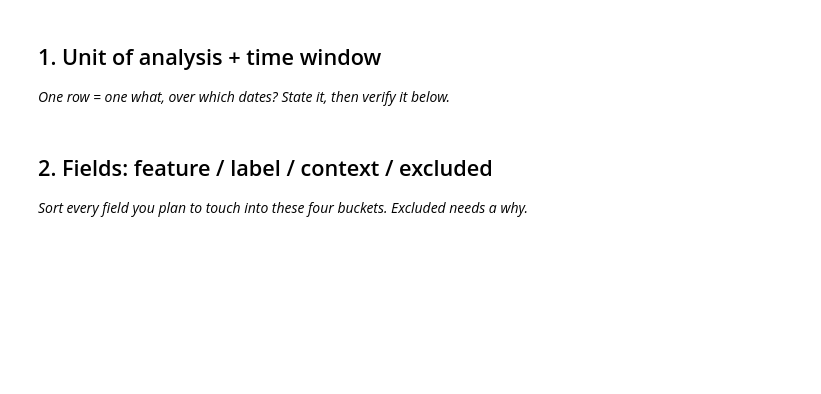
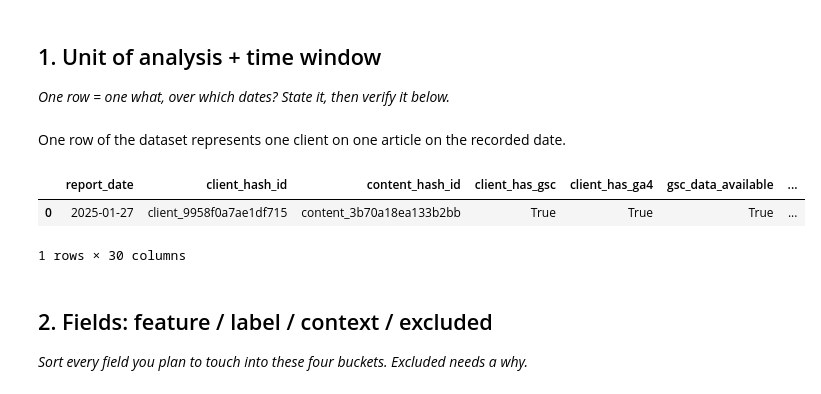
Before and after one commit to tracy030115/flyrank-ml, a Jupyter notebook: work/notebooks/w03_data_contract.ipynb, the cells around one changed output. Drawn from its saved outputs; the diff is of its cells as text; code cells hidden in the pictures; blank space fills up the shorter version.

Commit message:
Completed week 3 notebook

```diff
--- a/work/notebooks/w03_data_contract.ipynb
+++ b/work/notebooks/w03_data_contract.ipynb
@@ -10,9 +10,24 @@ This skeleton is yours to fill. Work the sections **in order** — each one has
 ## 1. Unit of analysis + time window
 
 *One row = one what, over which dates? State it, then verify it below.*
+# %% [markdown]
+One row of the dataset represents one client on one article on the recorded date.
 # %%
 # This cell is for CODE (numbers, a query, a check).
 # Write your text answer in the cell ABOVE this one — typing sentences here breaks Run All.
+from huggingface_hub import notebook_login
+import pandas as pd
+notebook_login()
+
+from datasets import load_dataset
+ds = load_dataset("FlyRank/internship-warehouse", "fact_content_daily_performance", streaming=True, split="train")
+
+row = next(iter(ds))
+pd.DataFrame([row])
+# %% [output]
+|  | report_date | client_hash_id | content_hash_id | client_has_gsc | client_has_ga4 | gsc_data_available | ... |
+| 0 | 2025-01-27 | client_9958f0a7ae1df715 | content_3b70a18ea133b2bb | True | True | True | ... |
+1 rows × 30 columns
 # %% [markdown]
 ## 2. Fields: feature / label / context / excluded
 
```
Also changed, not shown: parts of 8 cells of this notebook.
